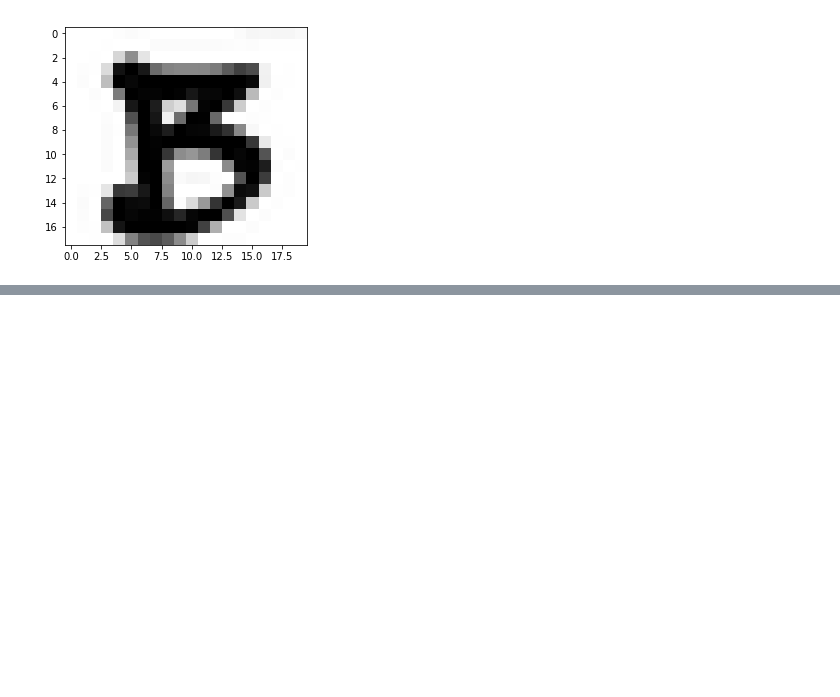
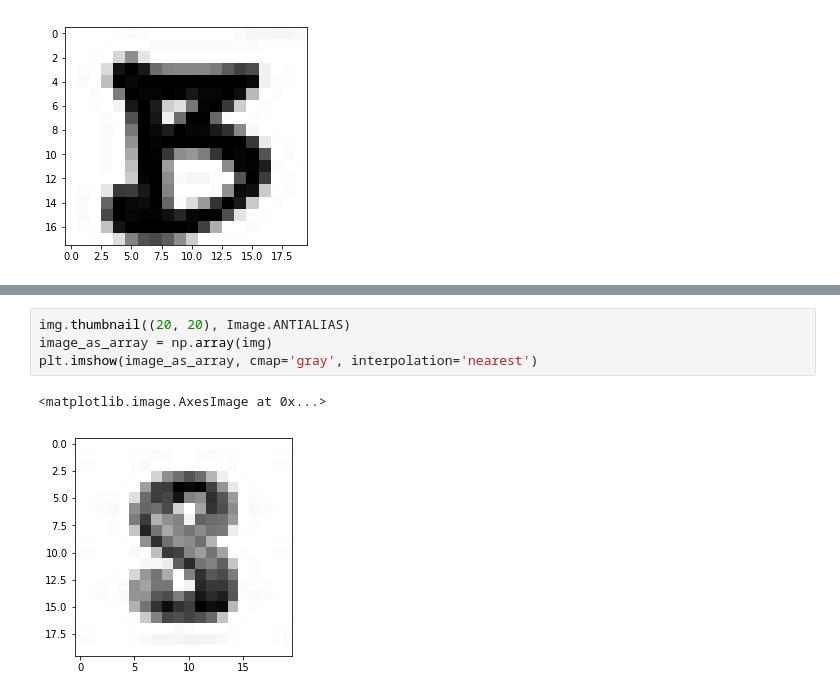
Before and after one commit to Machine-Learning-FGA/fonts, a Jupyter notebook: transform_image_to_20x20_array.ipynb, the cells around one changed output, grey strips where cells are left out. Saved outputs shown, nothing was run; the diff lists cells and outputs as text; blank space fills up the shorter version.

```diff
--- a/transform_image_to_20x20_array.ipynb
+++ b/transform_image_to_20x20_array.ipynb
@@ -35,0 +64,7 @@ plt.imshow(image_as_array, cmap='gray', interpolation='nearest')
+# %%
+img.thumbnail((20, 20), Image.ANTIALIAS)
+image_as_array = np.array(img)
+plt.imshow(image_as_array, cmap='gray', interpolation='nearest')
+# %% [output]
+<matplotlib.image.AxesImage at 0x...>
+[figure, added]
```
Also changed, not shown: parts of 6 cells of this notebook, 2 other files.
